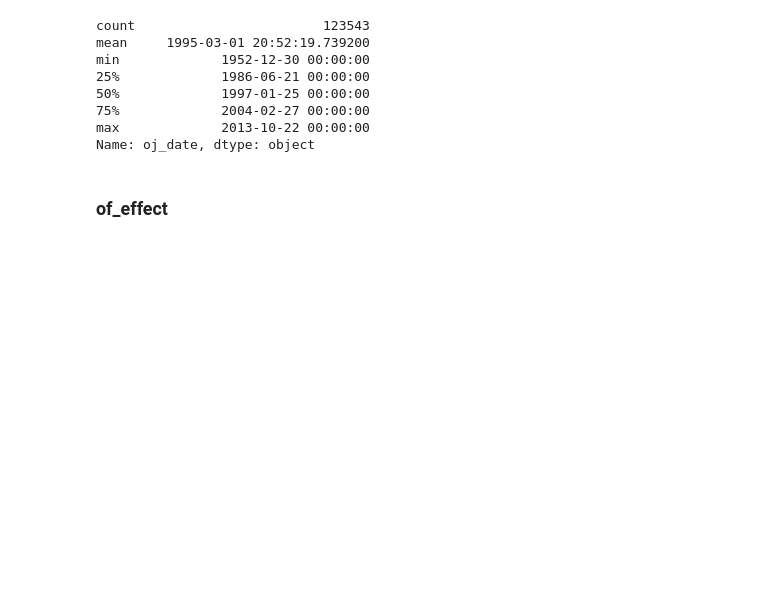
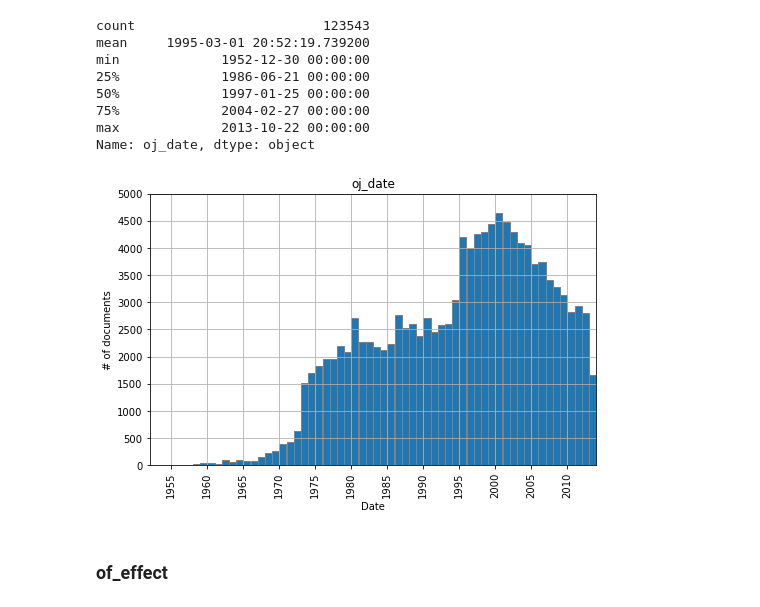
Before and after one commit to dmfrodrigues/feup-pri-proj, a Jupyter notebook: exploration/Data Exploration.ipynb, the cells around one changed output. Cells and saved outputs as stored; diff of their text form; code cells hidden in the pictures; blank space fills up the shorter version.

```diff
--- a/exploration/Data Exploration.ipynb
+++ b/exploration/Data Exploration.ipynb
@@ -123,6 +128,19 @@ min             1952-12-30 00:00:00
 75%             2004-02-27 00:00:00
 max             2013-10-22 00:00:00
 Name: oj_date, dtype: object
+# %%
+ax = data['oj_date'].hist(bins=62, edgecolor='grey', range=(datetime.date(1952, 1, 1), datetime.date(2014, 1, 1)), figsize=(8,5))
+ax.xaxis.set_major_locator(mdates.YearLocator(5))
+ax.xaxis.set_major_formatter(mdates.DateFormatter('%Y'))
+ax.set_xlim([datetime.date(1952, 1, 1), datetime.date(2014, 1, 1)])
+ax.set_ylim([0, 5000])
+plt.title('oj_date')
+plt.xlabel('Date')
+plt.ylabel('# of documents')
+plt.xticks(rotation=90)
+plt.yticks(range(0, 5001, 500));
+# %% [output]
+[figure, added]
 # %% [markdown]
 ### of_effect
 # %%
```
Also changed, not shown: parts of 10 cells of this notebook.
